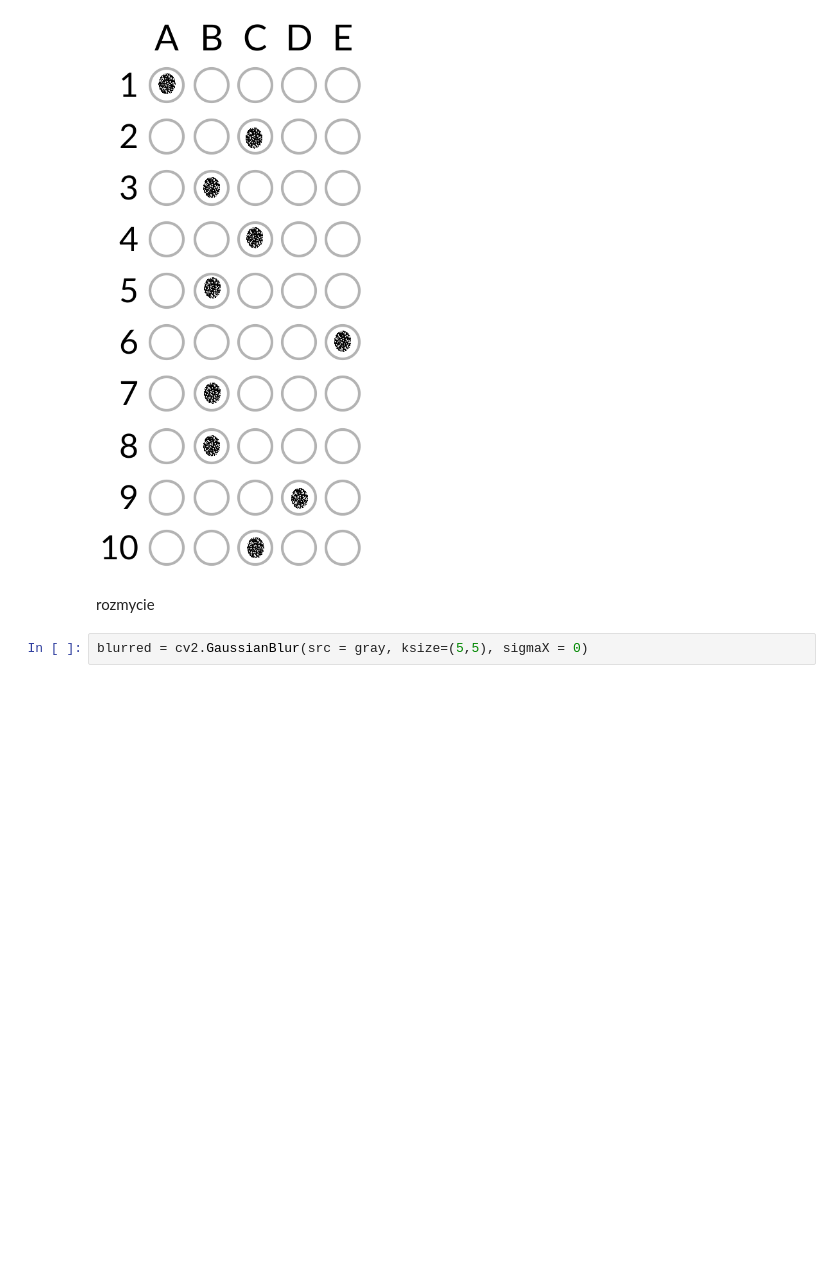
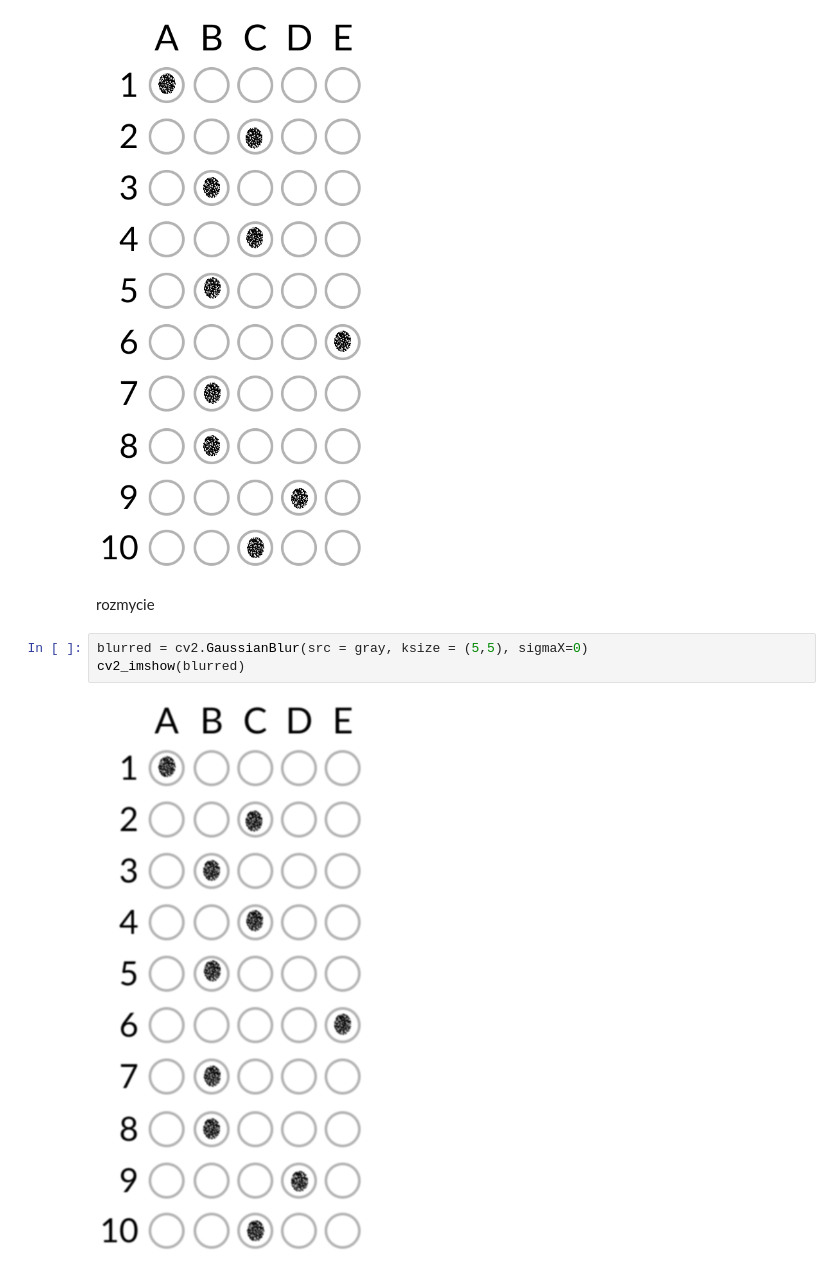
Before and after one commit to Jaro1977/Analiza-obrazu-kurs, a Jupyter notebook: 01_omr.ipynb, the cells around one changed output. Saved outputs shown, nothing was run; the diff lists cells and outputs as text; blank space fills up the shorter version.

```diff
--- a/01_omr.ipynb
+++ b/01_omr.ipynb
@@ -29,4 +29,7 @@ cv2_imshow(gray)
 # %% [markdown]
 rozmycie
 # %%
-blurred = cv2.GaussianBlur(src = gray, ksize=(5,5), sigmaX = 0)
+blurred = cv2.GaussianBlur(src = gray, ksize = (5,5), sigmaX=0)
+cv2_imshow(blurred)
+# %% [output]
+[figure, added]
```
Also changed, not shown: parts of 13 cells of this notebook.
